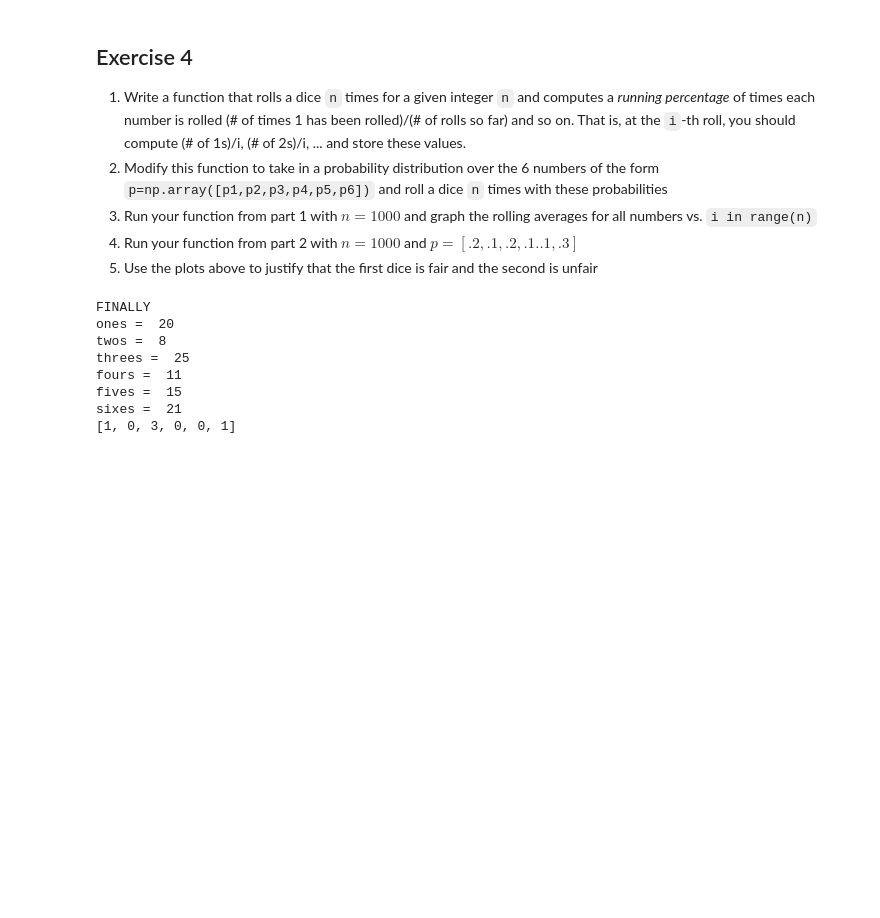
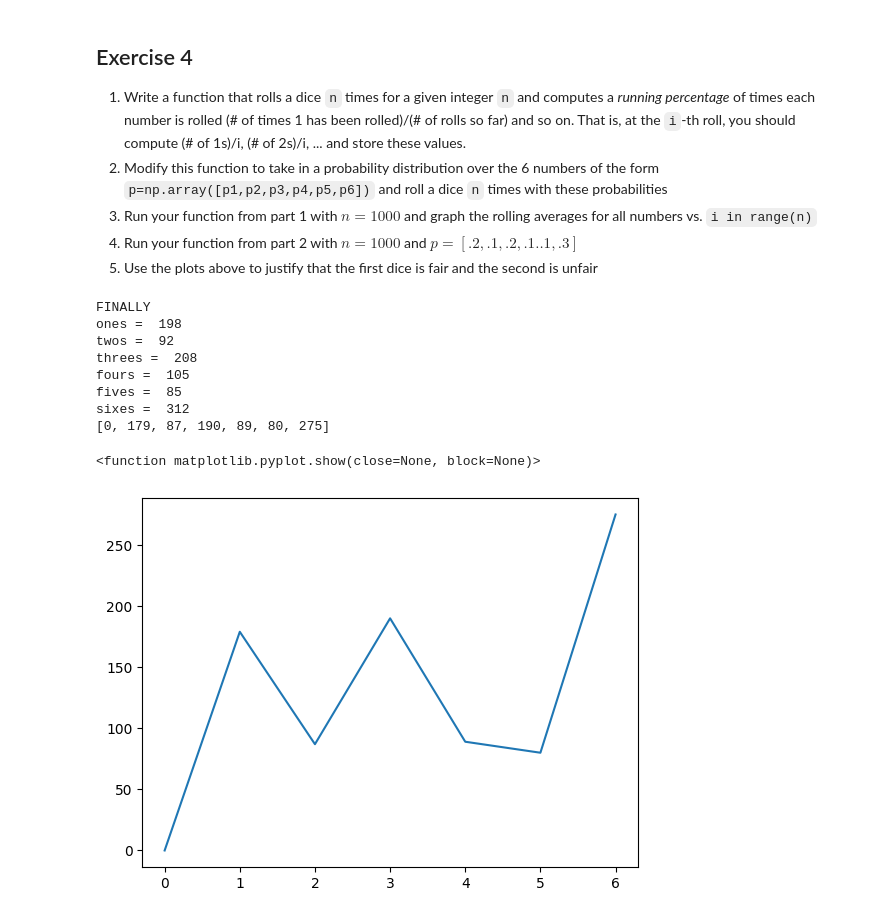
Before and after one commit to pxs4528/DATA-3401, a Jupyter notebook: Lab/Lab6/Lab6.ipynb, the cells around one changed output. Saved outputs shown, nothing was run; the diff lists cells and outputs as text; code cells hidden in the pictures; blank space fills up the shorter version.

```diff
--- a/Lab/Lab6/Lab6.ipynb
+++ b/Lab/Lab6/Lab6.ipynb
@@ -83,9 +83,9 @@ print(b)
 # %%
 import numpy as np
 import matplotlib.pyplot as plt
-n = 100
-i = 5 #i - the roll i wanna stop at
-lst_i =[]
+n = 1000
+i = 900 #i - the roll i wanna stop at
+lst_i =[0]
 ones = 0
 twos = 0
 threes = 0
@@ -94,38 +94,41 @@ fives = 0
 sixes = 0
 p = np.array([0.2,0.1,0.2,0.1,0.1,0.3])
 for k in range(n):
     #print("Role number ", k+1)
     a = np.random.choice([1,2,3,4,5,6], replace=True, p=p)
     if (a == 1):
         ones = ones + 1
     elif (a == 2):
         twos = twos + 1
     elif (a == 3):
         threes = threes + 1
     elif (a == 4):
         fours = fours + 1
     elif (a == 5):
         fives = fives + 1
     elif (a == 6):
         sixes = sixes + 1
     if(k+1 == i):
         lst_i.append(ones)
         lst_i.append(twos)
         lst_i.append(threes)
         lst_i.append(fours)
         lst_i.append(fives)
         lst_i.append(sixes)
 
     #print("ones = ", ones, "\ntwos = ", twos, "\nthrees = ", threes, "\nfours = ", fours, "\nfives = ", fives, "\nsixes = ", sixes)
 print("\n\nFINALLY\nones = ", ones, "\ntwos = ", twos, "\nthrees = ", threes, "\nfours = ", fours, "\nfives = ", fives, "\nsixes = ", sixes)
-#print("\nFINALLY\nones = ", (ones/n) * 100, "\ntwos = ", (twos/n) * 100, "\nthrees = ", (threes/n) * 100, "\nfours = ", (fours/n) * 100, "\nfives = ", (fives/n) * 100, "\nsixes = ", (sixes/n) * 100)
 print(lst_i)
+plt.plot(range(7), lst_i)
+plt.show
 # %% [output]
 FINALLY
-ones =  20
-twos =  8
-threes =  25
-fours =  11
-fives =  15
-sixes =  21
-[1, 0, 3, 0, 0, 1]
+ones =  198
+twos =  92
+threes =  208
+fours =  105
+fives =  85
+sixes =  312
+[0, 179, 87, 190, 89, 80, 275]
+<function matplotlib.pyplot.show(close=None, block=None)>
+[figure, added]
```
Also changed, not shown: parts of 1 cell of this notebook.
